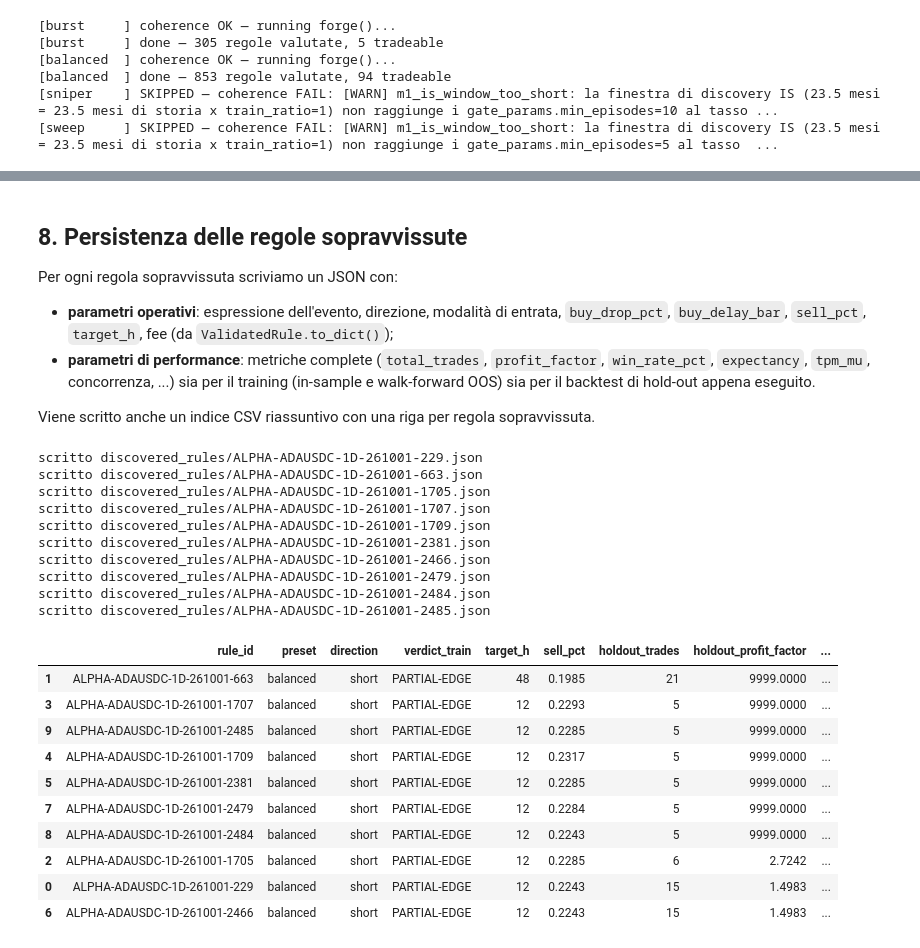
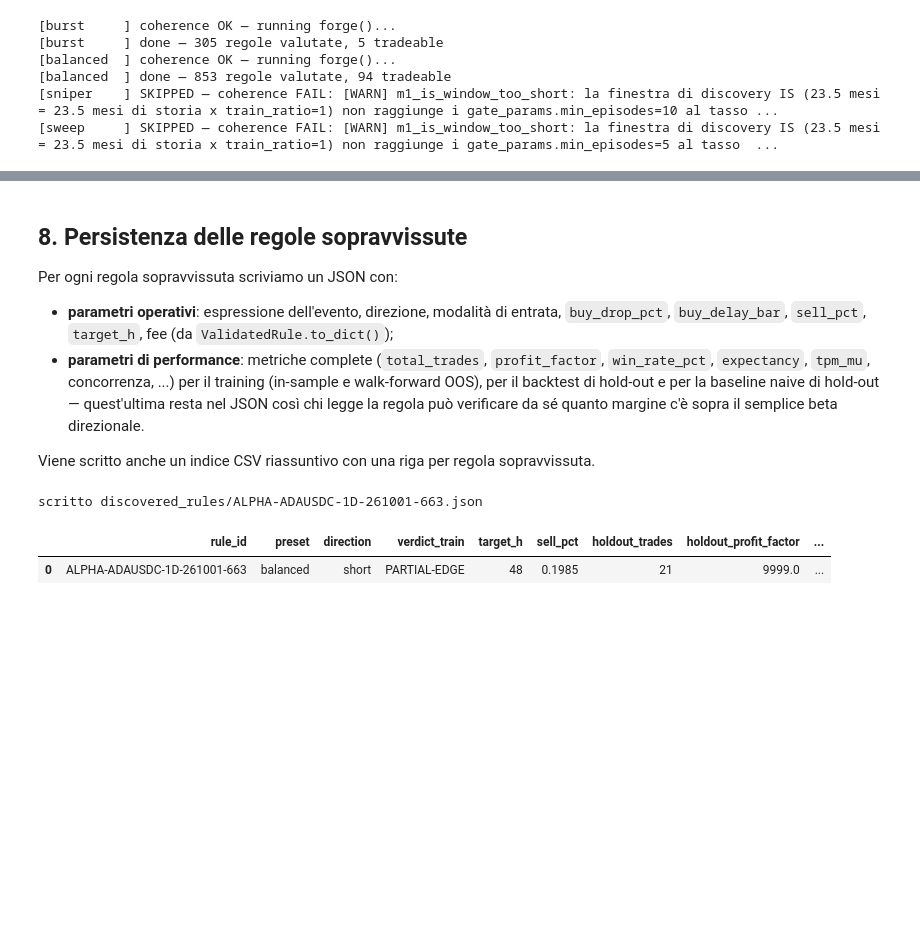
Before and after one commit to mattcond/forgedge, a Jupyter notebook: notebooks/07_mysql_holdout_pipeline.ipynb, the cells around one changed output, grey strips where cells are left out. Drawn from its saved outputs; the diff is of its cells as text; code cells hidden in the pictures; blank space fills up the shorter version.

```diff
--- a/notebooks/07_mysql_holdout_pipeline.ipynb
+++ b/notebooks/07_mysql_holdout_pipeline.ipynb
@@ -294,6 +353,22 @@ pattern di monitoraggio raccomandato dalla skill `forgedge` per un edge già pub
 # %%
 full_df = pd.concat([train_df, holdout_df], ignore_index=True).sort_values("open_dt").reset_index(drop=True)
 SIGNAL_COL = "__holdout_signal__"
+NAIVE_COL = "__naive_signal__"
+naive_cache = {}  # (direction, buy_drop_pct, sell_pct, target_h, buy_type) -> BacktestSummary
+
+def _naive_baseline(params, df):
+    """Baseline: sempre attiva, stessi parametri operativi, nessuna condizione sull'evento."""
+    key = (params.direction, params.buy_drop_pct, params.sell_pct, params.target_h, params.buy_type)
+    if key not in naive_cache:
+        work = df.copy()
+        work[NAIVE_COL] = True
+        naive_cache[key], _ = run_backtest(
+            work, NAIVE_COL, params,
+            timerange_from=str(holdout_start), timerange_to=None,
+            timestamp_col="open_dt", return_trades=True,
+        )
+    return naive_cache[key]
+
 
 holdout_results = []  # lista di dict con tutto il necessario per il passo 8
 
@@ -313,11 +388,18 @@ for (direction, expr), (preset, contract, response, train_oos_pf) in pool.items(
         timerange_from=str(holdout_start), timerange_to=None,
         timestamp_col="open_dt", return_trades=True,
     )
+    naive_summary = _naive_baseline(params, full_df)
+    beats_naive = (
+        not np.isnan(holdout_summary.expectancy)
+        and not np.isnan(naive_summary.expectancy)
+        and holdout_summary.expectancy > naive_summary.expectancy
+    )
 
     survives = (
         holdout_summary.total_trades >= MIN_HOLDOUT_TRADES
         and holdout_summary.profit_factor >= MIN_HOLDOUT_PROFIT_FACTOR
         and holdout_summary.win_rate_pct >= MIN_HOLDOUT_WIN_RATE
+        and beats_naive
     )
 
     print(f"{contract.alpha_id:30s} [{preset:9s}] train={response.verdict:13s} -> "
@@ -325,13 +407,16 @@ for (direction, expr), (preset, contract, response, train_oos_pf) in pool.items(
           f"pf={holdout_summary.profit_factor:6.2f} "
           f"win_rate={holdout_summary.win_rate_pct:5.1%} "
           f"exp={holdout_summary.expectancy:+.4f}  "
+          f"(naive {direction}: exp={naive_summary.expectancy:+.4f})  "
           f"-> {'SURVIVES' if survives else 'rejected'}")
 
     holdout_results.append(dict(
         preset=preset, contract=contract, response=response, candidate=candidate,
-        holdout_summary=holdout_summary, holdout_trades=holdout_trades, survives=survives,
+        holdout_summary=holdout_summary, holdout_trades=holdout_trades,
+        naive_summary=naive_summary, survives=survives,
     ))
 
 survivors = [r for r in holdout_results if r["survives"]]
-print(f"\n{len(survivors)}/{len(holdout_results)} regole sopravvivono alla validazione hold-out")
+print(f"\n{len(survivors)}/{len(holdout_results)} regole sopravvivono alla validazione hold-out "
+      f"(dedupicate, al netto della baseline direzionale naive)")
 # %% [output]
@@ -360,8 +444,9 @@ Per ogni regola sopravvissuta scriviamo un JSON con:
 - **parametri operativi**: espressione dell'evento, direzione, modalità di entrata, `buy_drop_pct`,
   `buy_delay_bar`, `sell_pct`, `target_h`, fee (da `ValidatedRule.to_dict()`);
 - **parametri di performance**: metriche complete (`total_trades`, `profit_factor`, `win_rate_pct`,
-  `expectancy`, `tpm_mu`, concorrenza, ...) sia per il training (in-sample e walk-forward OOS) sia per
-  il backtest di hold-out appena eseguito.
+  `expectancy`, `tpm_mu`, concorrenza, ...) per il training (in-sample e walk-forward OOS), per il
+  backtest di hold-out e per la baseline naive di hold-out — quest'ultima resta nel JSON così chi
+  legge la regola può verificare da sé quanto margine c'è sopra il semplice beta direzionale.
 
 Viene scritto anche un indice CSV riassuntivo con una riga per regola sopravvissuta.
 # %%
@@ -399,6 +484,7 @@ for r in survivors:
                 response.walk_forward.oos_summary.to_dict() if response.walk_forward else None
             ),
             "holdout": r["holdout_summary"].to_dict(),
+            "holdout_naive_baseline": r["naive_summary"].to_dict(),
         },
         "holdout_window": {
             "from": str(holdout_start),
@@ -410,52 +496,35 @@ for r in survivors:
     out_path = OUTPUT_DIR / f"{contract.alpha_id}.json"
     out_path.write_text(json.dumps(record, indent=2, default=str))
     print("scritto", out_path)
 
     index_rows.append({
         "rule_id": contract.alpha_id,
         "preset": r["preset"],
         "direction": response.validated_rule.params.direction,
         "verdict_train": response.verdict,
         "target_h": response.validated_rule.params.target_h,
         "sell_pct": response.validated_rule.params.sell_pct,
         "holdout_trades": r["holdout_summary"].total_trades,
         "holdout_profit_factor": r["holdout_summary"].profit_factor,
         "holdout_win_rate": r["holdout_summary"].win_rate_pct,
         "holdout_expectancy": r["holdout_summary"].expectancy,
+        "naive_holdout_expectancy": r["naive_summary"].expectancy,
         "json_path": str(out_path),
     })
 
 if index_rows:
     index_df = pd.DataFrame(index_rows).sort_values("holdout_profit_factor", ascending=False)
     index_df.to_csv(OUTPUT_DIR / "survivors_index.csv", index=False)
     display(index_df)
 else:
     print("Nessuna regola ha superato la validazione hold-out con le soglie correnti "
           "(MIN_HOLDOUT_TRADES / MIN_HOLDOUT_PROFIT_FACTOR / MIN_HOLDOUT_WIN_RATE) — "
           "è un esito legittimo quanto trovarne: significa che nessun pattern scoperto in training "
           "ha retto sul periodo futuro censurato.")
 # %% [output]
-scritto discovered_rules/ALPHA-ADAUSDC-1D-261001-229.json
 scritto discovered_rules/ALPHA-ADAUSDC-1D-261001-663.json
-scritto discovered_rules/ALPHA-ADAUSDC-1D-261001-1705.json
-scritto discovered_rules/ALPHA-ADAUSDC-1D-261001-1707.json
-scritto discovered_rules/ALPHA-ADAUSDC-1D-261001-1709.json
-scritto discovered_rules/ALPHA-ADAUSDC-1D-261001-2381.json
-scritto discovered_rules/ALPHA-ADAUSDC-1D-261001-2466.json
-scritto discovered_rules/ALPHA-ADAUSDC-1D-261001-2479.json
-scritto discovered_rules/ALPHA-ADAUSDC-1D-261001-2484.json
-scritto discovered_rules/ALPHA-ADAUSDC-1D-261001-2485.json
 |  | rule_id | preset | direction | verdict_train | target_h | sell_pct | holdout_trades | holdout_profit_factor | ... |
-| 1 | ALPHA-ADAUSDC-1D-261001-663 | balanced | short | PARTIAL-EDGE | 48 | 0.1985 | 21 | 9999.0000 | ... |
-| 3 | ALPHA-ADAUSDC-1D-261001-1707 | balanced | short | PARTIAL-EDGE | 12 | 0.2293 | 5 | 9999.0000 | ... |
-| 9 | ALPHA-ADAUSDC-1D-261001-2485 | balanced | short | PARTIAL-EDGE | 12 | 0.2285 | 5 | 9999.0000 | ... |
-| 4 | ALPHA-ADAUSDC-1D-261001-1709 | balanced | short | PARTIAL-EDGE | 12 | 0.2317 | 5 | 9999.0000 | ... |
-| 5 | ALPHA-ADAUSDC-1D-261001-2381 | balanced | short | PARTIAL-EDGE | 12 | 0.2285 | 5 | 9999.0000 | ... |
-| 7 | ALPHA-ADAUSDC-1D-261001-2479 | balanced | short | PARTIAL-EDGE | 12 | 0.2284 | 5 | 9999.0000 | ... |
-| 8 | ALPHA-ADAUSDC-1D-261001-2484 | balanced | short | PARTIAL-EDGE | 12 | 0.2243 | 5 | 9999.0000 | ... |
-| 2 | ALPHA-ADAUSDC-1D-261001-1705 | balanced | short | PARTIAL-EDGE | 12 | 0.2285 | 6 | 2.7242 | ... |
-| 0 | ALPHA-ADAUSDC-1D-261001-229 | balanced | short | PARTIAL-EDGE | 12 | 0.2243 | 15 | 1.4983 | ... |
-| 6 | ALPHA-ADAUSDC-1D-261001-2466 | balanced | short | PARTIAL-EDGE | 12 | 0.2243 | 15 | 1.4983 | ... |
+| 0 | ALPHA-ADAUSDC-1D-261001-663 | balanced | short | PARTIAL-EDGE | 48 | 0.1985 | 21 | 9999.0 | ... |
 # %% [markdown]
 ## 9. Riepilogo
 
```
Also changed, not shown: parts of 7 cells of this notebook.
